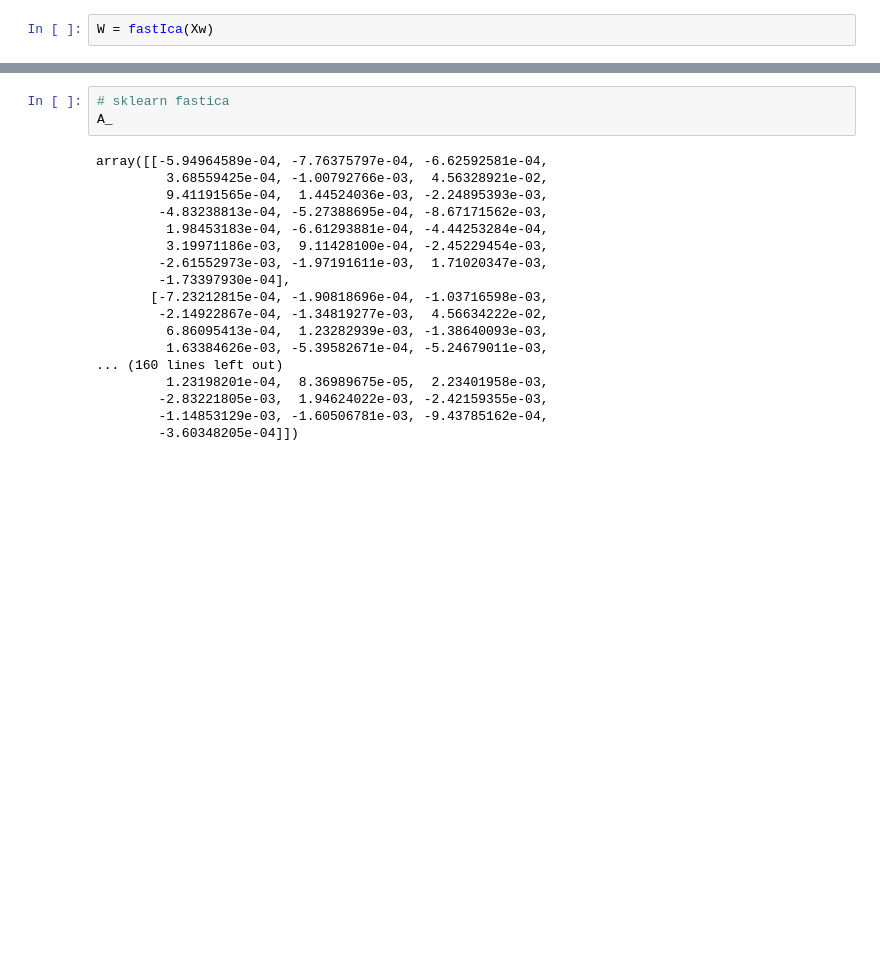
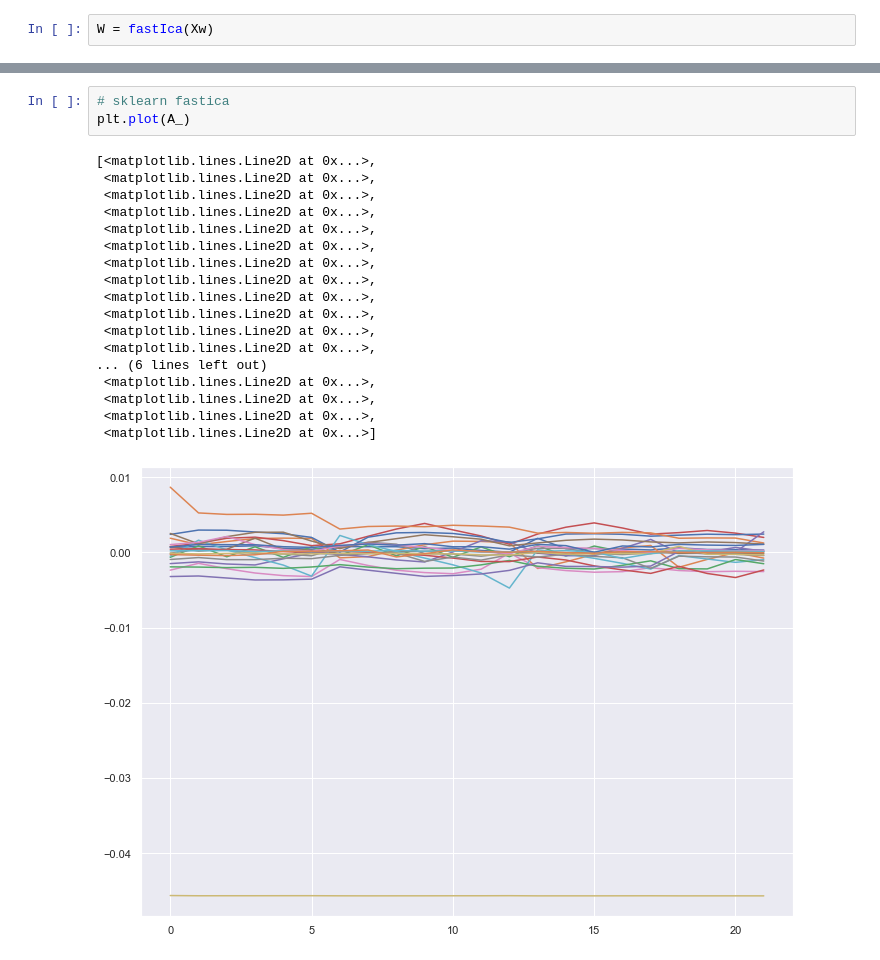
Before and after one commit to FeiYin99/COGS-189-Final-Project, a Jupyter notebook: ICA.ipynb, the cells around one changed output, grey strips where cells are left out. Saved outputs shown, nothing was run; the diff lists cells and outputs as text; blank space fills up the shorter version.

```diff
--- a/ICA.ipynb
+++ b/ICA.ipynb
@@ -276,21 +525,22 @@ array([[-1.58610954e-01, -2.18285175e-01, -1.94106923e-01,
 # %%
 # sklearn fastica
-A_
+plt.plot(A_)
 # %% [output]
-array([[-5.94964589e-04, -7.76375797e-04, -6.62592581e-04,
-         3.68559425e-04, -1.00792766e-03,  4.56328921e-02,
-         9.41191565e-04,  1.44524036e-03, -2.24895393e-03,
-        -4.83238813e-04, -5.27388695e-04, -8.67171562e-03,
-         1.98453183e-04, -6.61293881e-04, -4.44253284e-04,
-         3.19971186e-03,  9.11428100e-04, -2.45229454e-03,
-        -2.61552973e-03, -1.97191611e-03,  1.71020347e-03,
-        -1.73397930e-04],
-       [-7.23212815e-04, -1.90818696e-04, -1.03716598e-03,
-        -2.14922867e-04, -1.34819277e-03,  4.56634222e-02,
-         6.86095413e-04,  1.23282939e-03, -1.38640093e-03,
-         1.63384626e-03, -5.39582671e-04, -5.24679011e-03,
-... (160 lines left out)
-         1.23198201e-04,  8.36989675e-05,  2.23401958e-03,
-        -2.83221805e-03,  1.94624022e-03, -2.42159355e-03,
-        -1.14853129e-03, -1.60506781e-03, -9.43785162e-04,
-        -3.60348205e-04]])
+[<matplotlib.lines.Line2D at 0x...>,
+ <matplotlib.lines.Line2D at 0x...>,
+ <matplotlib.lines.Line2D at 0x...>,
+ <matplotlib.lines.Line2D at 0x...>,
+ <matplotlib.lines.Line2D at 0x...>,
+ <matplotlib.lines.Line2D at 0x...>,
+ <matplotlib.lines.Line2D at 0x...>,
+ <matplotlib.lines.Line2D at 0x...>,
+ <matplotlib.lines.Line2D at 0x...>,
+ <matplotlib.lines.Line2D at 0x...>,
+ <matplotlib.lines.Line2D at 0x...>,
+ <matplotlib.lines.Line2D at 0x...>,
+... (6 lines left out)
+ <matplotlib.lines.Line2D at 0x...>,
+ <matplotlib.lines.Line2D at 0x...>,
+ <matplotlib.lines.Line2D at 0x...>,
+ <matplotlib.lines.Line2D at 0x...>]
+[figure, added]
```
Also changed, not shown: parts of 16 cells of this notebook, 6 other files.
